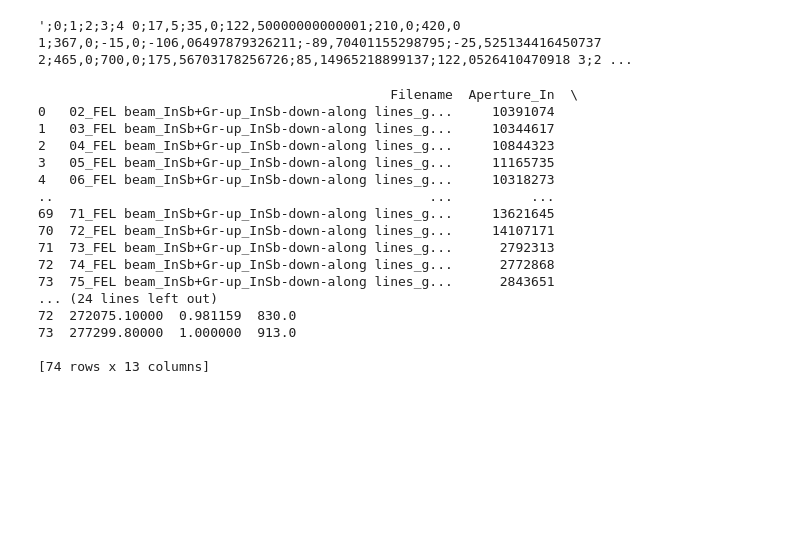
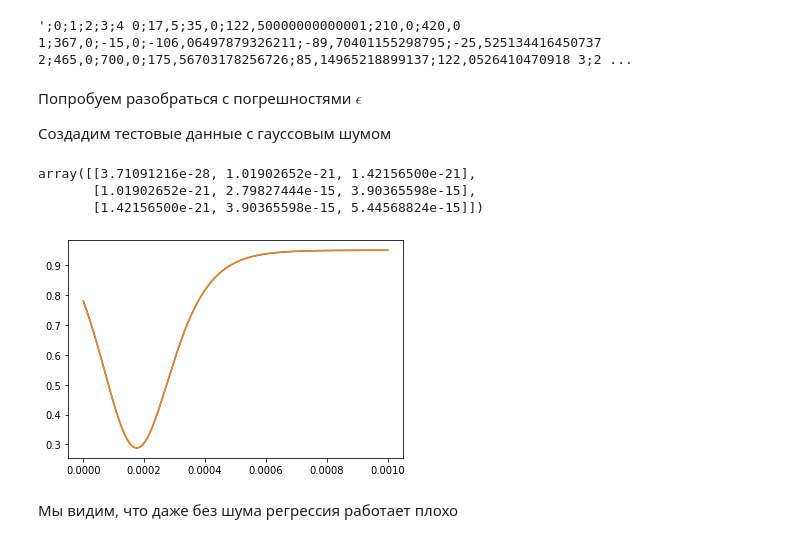
Before and after one commit to artyom-fedorenko/Graphene-films-plasmon-refractometry, a Jupyter notebook: Graphene_InSb_many_layers_report.ipynb, the cells around one changed output. Drawn from its saved outputs; the diff is of its cells as text; code cells hidden in the pictures; blank space fills up the shorter version.

```diff
--- a/Graphene_InSb_many_layers_report.ipynb
+++ b/Graphene_InSb_many_layers_report.ipynb
@@ -532,23 +545,29 @@ perm_to_csv.to_csv(sep = ';', decimal=',', lineterminator=' ')
 [465.         700.         175.56703178  85.14965219 122.05264105]
 [268.         700.          84.04457708  65.37145437  85.40609104]
 ';0;1;2;3;4 0;17,5;35,0;122,50000000000001;210,0;420,0 1;367,0;-15,0;-106,06497879326211;-89,70401155298795;-25,525134416450737 2;465,0;700,0;175,56703178256726;85,14965218899137;122,0526410470918 3;2 ...
-# %%
-print(data_6_along)
-# %% [output]
-                                             Filename  Aperture_In  \
-0   02_FEL beam_InSb+Gr-up_InSb-down-along lines_g...     10391074
-1   03_FEL beam_InSb+Gr-up_InSb-down-along lines_g...     10344617
-2   04_FEL beam_InSb+Gr-up_InSb-down-along lines_g...     10844323
-3   05_FEL beam_InSb+Gr-up_InSb-down-along lines_g...     11165735
-4   06_FEL beam_InSb+Gr-up_InSb-down-along lines_g...     10318273
-..                                                ...          ...
-69  71_FEL beam_InSb+Gr-up_InSb-down-along lines_g...     13621645
-70  72_FEL beam_InSb+Gr-up_InSb-down-along lines_g...     14107171
-71  73_FEL beam_InSb+Gr-up_InSb-down-along lines_g...      2792313
-72  74_FEL beam_InSb+Gr-up_InSb-down-along lines_g...      2772868
-73  75_FEL beam_InSb+Gr-up_InSb-down-along lines_g...      2843651
-... (24 lines left out)
-72  272075.10000  0.981159  830.0
-73  277299.80000  1.000000  913.0
-
-[74 rows x 13 columns]
+# %% [markdown]
+Попробуем разобраться с погрешностями $\epsilon$
+
+Создадим тестовые данные с гауссовым шумом
+# %%
+def create_data(x, shift, eps3_re, eps3_im):
+        return reflect4(x - np.ones(x.size, dtype=np.float64) * shift, d_3 = thickness[i],
+          teta = 7.28050201e-01, eps3_re=eps3_re, eps3_im=eps3_im, eps4_re=-7, eps4_im=17)
+_d = np.linspace(0, 1000*1e-6, 1000)
+data_noise = create_data(_d, 1e-4, -100, 170)+np.random.normal(0, 0, 1000)
+
+__params, __pcov , infodict , mesg, ier = curve_fit(create_data,
+                                                        _d, data_noise,
+          p0=[1e-4, -95, 173], bounds = ([0.5*1e-4, -110, 160], [1.5e-4, -90, 180]),
+ method='trf', full_output=True)
+plt.plot(_d, data_noise)
+plt.plot(_d, create_data(_d, *__params))
+__params
+__pcov
+# %% [output]
+array([[3.71091216e-28, 1.01902652e-21, 1.42156500e-21],
+       [1.01902652e-21, 2.79827444e-15, 3.90365598e-15],
+       [1.42156500e-21, 3.90365598e-15, 5.44568824e-15]])
+[figure, added]
+# %% [markdown]
+Мы видим, что даже без шума регрессия работает плохо
```
Also changed, not shown: parts of 6 cells of this notebook.
